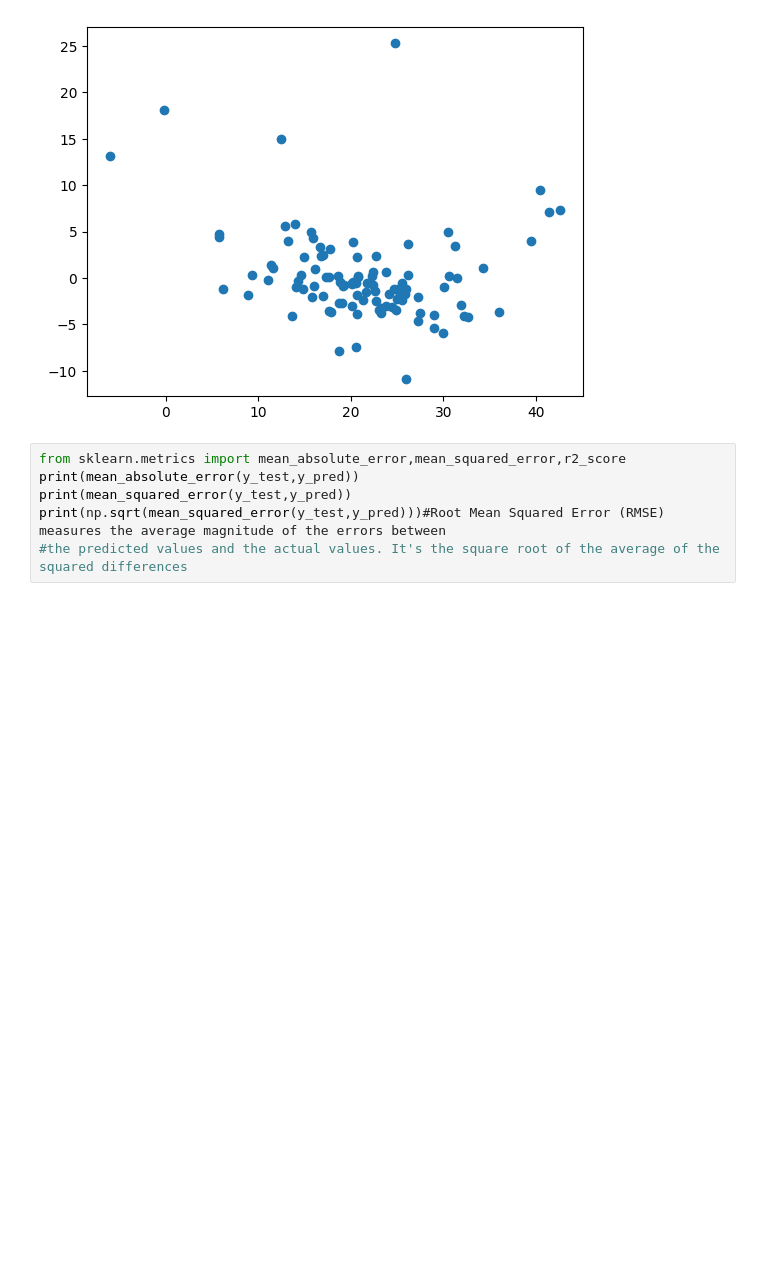
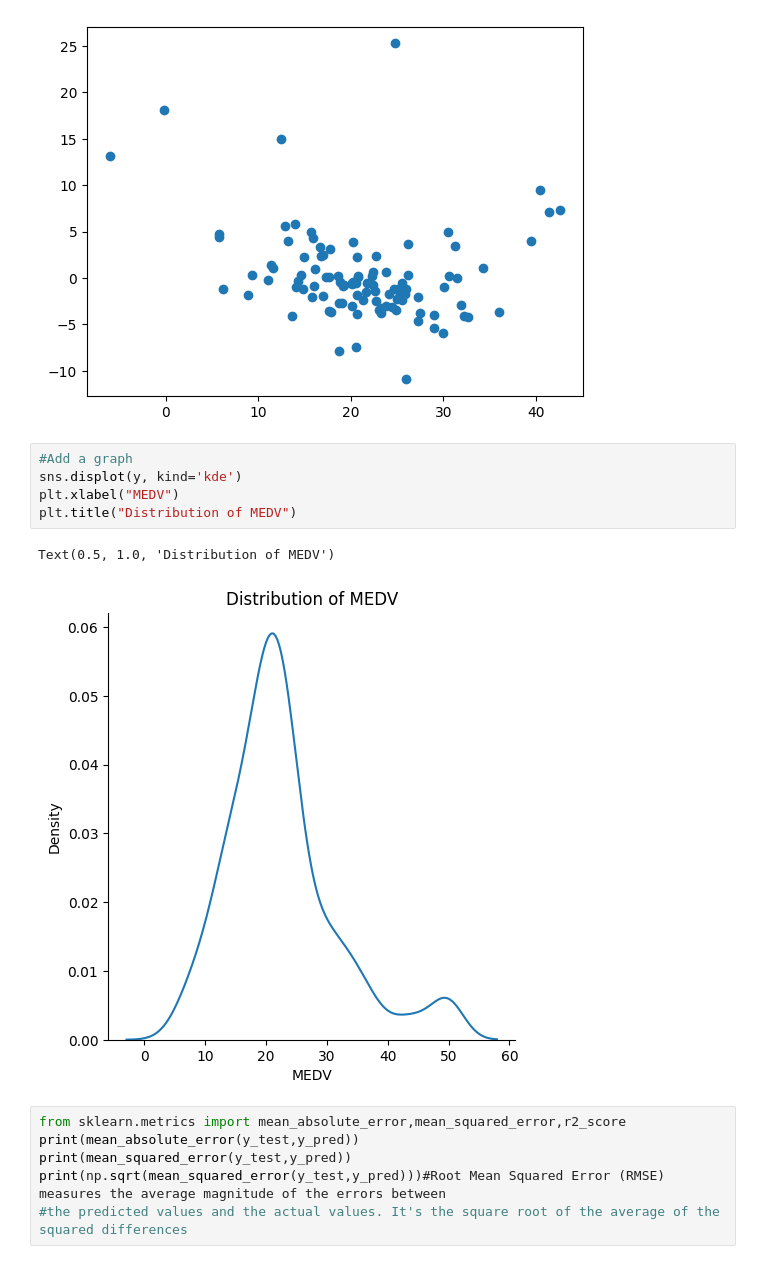
Before and after one commit to Jagan515/bhubaneswar-house-pricing, a Jupyter notebook: ProjectMLipynb.ipynb, the cells around one changed output. Cells and saved outputs as stored; diff of their text form; blank space fills up the shorter version.

Commit message:
Add a displot for target

```diff
--- a/ProjectMLipynb.ipynb
+++ b/ProjectMLipynb.ipynb
@@ -240,6 +240,14 @@ plt.scatter(y_pred,residual) #points are evenly distributed i.e some errors are
 # %% [output]
 <matplotlib.collections.PathCollection at 0x...>
 [figure]
+# %%
+#Add a graph
+sns.displot(y, kind='kde')
+plt.xlabel("MEDV")
+plt.title("Distribution of MEDV")
+# %% [output]
+Text(0.5, 1.0, 'Distribution of MEDV')
+[figure, added]
 # %%
 from sklearn.metrics import mean_absolute_error,mean_squared_error,r2_score
 print(mean_absolute_error(y_test,y_pred))
```
